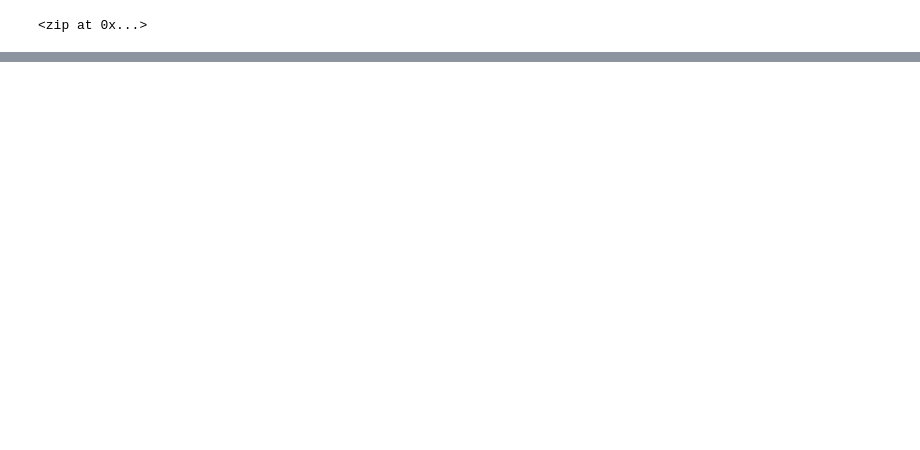
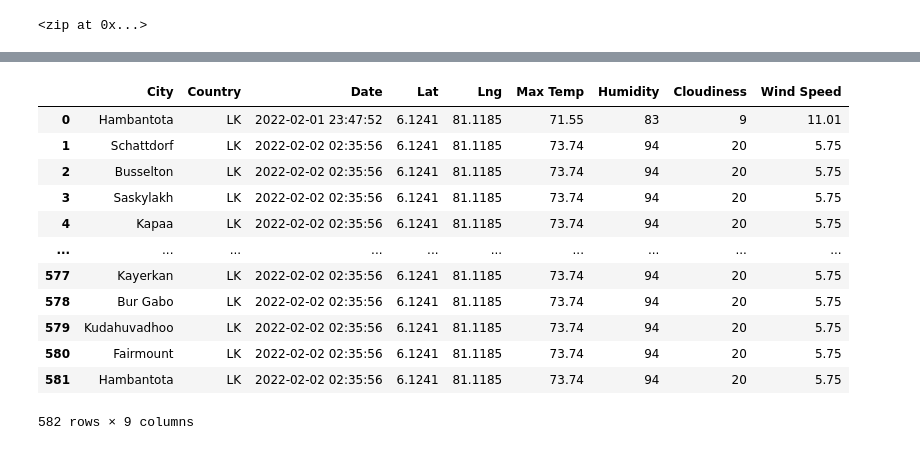
Before and after one commit to bhavna2910/World_Weather_Analysis, a Jupyter notebook: WeatherPy.ipynb, the cells around one changed output, grey strips where cells are left out. Saved outputs shown, nothing was run; the diff lists cells and outputs as text; code cells hidden in the pictures; blank space fills up the shorter version.

Commit message:
Modifying .gitignore and adding WeatherPy file

```diff
--- a/WeatherPy.ipynb
+++ b/WeatherPy.ipynb
@@ -57,0 +74,10 @@ len(cities)
+# %%
+# Create an empty list to hold the weather data.
+city_data = []
+# Print the beginning of the logging.
+print("Beginning Data Retrieval     ")
+print("-----------------------------")
+
+# Create counters.
+record_count = 1
+set_count = 1
@@ -57,0 +87,12 @@ len(cities)
+# %%
+# Loop through all the cities in our list.
+for i in range(len(cities)):
+
+    # Group cities in sets of 50 for logging purposes.
+    if (i % 50 == 0 and i >= 50):
+        set_count += 1
+        record_count = 1
+        time.sleep(60)
+
+    # Create endpoint URL with each city.
+    city_url = url + "&q=" + cities[i]
@@ -57,0 +169,4 @@ len(cities)
+# %%
+# Convert the array of dictionaries to a Pandas DataFrame.
+city_data_df = pd.DataFrame(city_data)
+city_data_df.head(10)
@@ -57,0 +185,18 @@ len(cities)
+# %%
+city_data_df= city_data_df[["City", "Country", "Date", "Lat", "Lng", "Max Temp", "Humidity", "Cloudiness", "Wind Speed"]]
+# %%
+city_data_df
+# %% [output]
+|  | City | Country | Date | Lat | Lng | Max Temp | Humidity | Cloudiness | Wind Speed |
+| 0 | Hambantota | LK | 2022-02-01 23:47:52 | 6.1241 | 81.1185 | 71.55 | 83 | 9 | 11.01 |
+| 1 | Schattdorf | LK | 2022-02-02 02:35:56 | 6.1241 | 81.1185 | 73.74 | 94 | 20 | 5.75 |
+| 2 | Busselton | LK | 2022-02-02 02:35:56 | 6.1241 | 81.1185 | 73.74 | 94 | 20 | 5.75 |
+| 3 | Saskylakh | LK | 2022-02-02 02:35:56 | 6.1241 | 81.1185 | 73.74 | 94 | 20 | 5.75 |
+| 4 | Kapaa | LK | 2022-02-02 02:35:56 | 6.1241 | 81.1185 | 73.74 | 94 | 20 | 5.75 |
+| ... | ... | ... | ... | ... | ... | ... | ... | ... | ... |
+| 577 | Kayerkan | LK | 2022-02-02 02:35:56 | 6.1241 | 81.1185 | 73.74 | 94 | 20 | 5.75 |
+| 578 | Bur Gabo | LK | 2022-02-02 02:35:56 | 6.1241 | 81.1185 | 73.74 | 94 | 20 | 5.75 |
+| 579 | Kudahuvadhoo | LK | 2022-02-02 02:35:56 | 6.1241 | 81.1185 | 73.74 | 94 | 20 | 5.75 |
+| 580 | Fairmount | LK | 2022-02-02 02:35:56 | 6.1241 | 81.1185 | 73.74 | 94 | 20 | 5.75 |
+| 581 | Hambantota | LK | 2022-02-02 02:35:56 | 6.1241 | 81.1185 | 73.74 | 94 | 20 | 5.75 |
+582 rows × 9 columns
```
Also changed, not shown: parts of 13 cells of this notebook.
